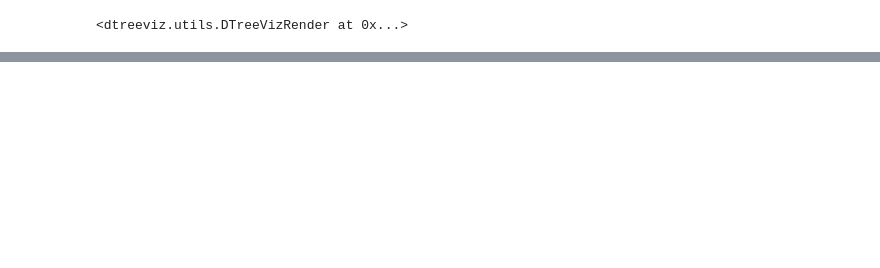
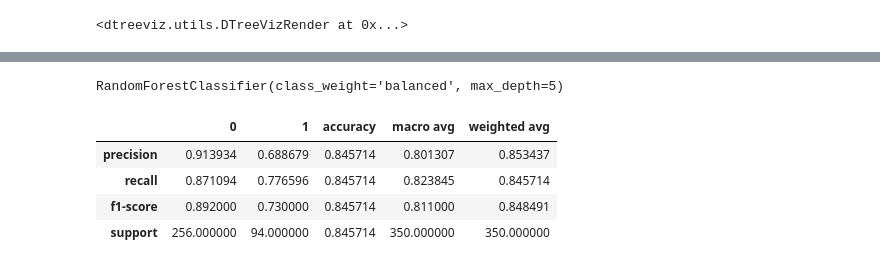
Before and after one commit to itsukikawamu/practice_python, a Jupyter notebook: src/supervised_learning/super_learning.ipynb, the cells around one changed output, grey strips where cells are left out. Saved outputs shown, nothing was run; the diff lists cells and outputs as text; code cells hidden in the pictures; blank space fills up the shorter version.

```diff
--- a/src/supervised_learning/super_learning.ipynb
+++ b/src/supervised_learning/super_learning.ipynb
@@ -61,0 +81,19 @@ viz.view(scale=1.5)
+# %%
+#ランダムフォレスト
+from sklearn.ensemble import RandomForestClassifier
+model = RandomForestClassifier(class_weight="balanced",
+                               max_depth=5)
+model.fit(X_train, y_train)
+# %% [output]
+RandomForestClassifier(class_weight='balanced', max_depth=5)
+# %%
+from sklearn.metrics import confusion_matrix, classification_report
+y_train_pred = model.predict(X_train)
+cr = classification_report(y_train, y_train_pred, output_dict=True)
+pd.DataFrame(cr)#学習データでの予測結果
+# %% [output]
+|  | 0 | 1 | accuracy | macro avg | weighted avg |
+| precision | 0.913934 | 0.688679 | 0.845714 | 0.801307 | 0.853437 |
+| recall | 0.871094 | 0.776596 | 0.845714 | 0.823845 | 0.845714 |
+| f1-score | 0.892000 | 0.730000 | 0.845714 | 0.811000 | 0.848491 |
+| support | 256.000000 | 94.000000 | 0.845714 | 350.000000 | 350.000000 |
```
Also changed, not shown: parts of 19 cells of this notebook.
